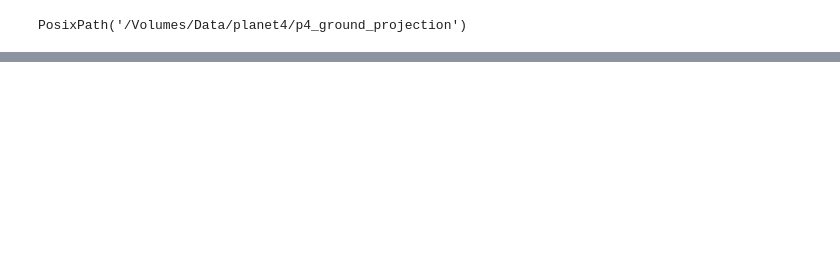
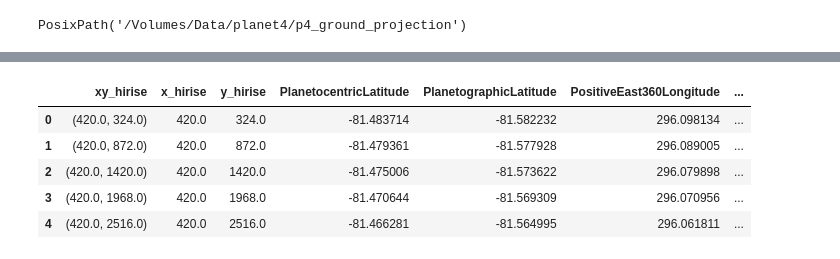
Before and after one commit to michaelaye/planet4, a Jupyter notebook: notebooks/ground_projection.ipynb, the cells around one changed output, grey strips where cells are left out. Drawn from its saved outputs; the diff is of its cells as text; code cells hidden in the pictures; blank space fills up the shorter version.

```diff
--- a/notebooks/ground_projection.ipynb
+++ b/notebooks/ground_projection.ipynb
@@ -277 +341,3 @@ cubepaths = !ls {edrpath}/**/*RED45.cub
+# %%
+cubepaths = [edrpath / obsid / f"{obsid}_mosaic_RED45.cub" for obsid in obsids]
 # %%
@@ -420,0 +362,5 @@ p = '/Volumes/Data/planet4/season2_3_EDRs/redMosaicESP_011729_0985.cub'
+# %%
+for cubepath in cubepaths:
+    print(cubepath)
+    tilecalc = TileCalculator(cubepath)
+    tilecalc.calc_tile_coords()
@@ -420,0 +385,21 @@ p = '/Volumes/Data/planet4/season2_3_EDRs/redMosaicESP_011729_0985.cub'
+# %%
+bucket = []
+for cubepath in cubepaths:
+    tilecalc = TileCalculator(cubepath)
+    img_name = tilecalc.img_name
+    final_fname = f"{img_name}_tile_coords.csv"
+    coordspath = Path(cubepath).parent / final_fname
+    df = pd.read_csv(coordspath)
+    df['image_name'] = img_name
+    bucket.append(df)
+# %%
+coords = pd.concat(bucket, ignore_index=True)
+# %%
+coords.head()
+# %% [output]
+|  | xy_hirise | x_hirise | y_hirise | PlanetocentricLatitude | PlanetographicLatitude | PositiveEast360Longitude | ... |
+| 0 | (420.0, 324.0) | 420.0 | 324.0 | -81.483714 | -81.582232 | 296.098134 | ... |
+| 1 | (420.0, 872.0) | 420.0 | 872.0 | -81.479361 | -81.577928 | 296.089005 | ... |
+| 2 | (420.0, 1420.0) | 420.0 | 1420.0 | -81.475006 | -81.573622 | 296.079898 | ... |
+| 3 | (420.0, 1968.0) | 420.0 | 1968.0 | -81.470644 | -81.569309 | 296.070956 | ... |
+| 4 | (420.0, 2516.0) | 420.0 | 2516.0 | -81.466281 | -81.564995 | 296.061811 | ... |
```
Also changed, not shown: parts of 54 cells of this notebook, 10 other files.
